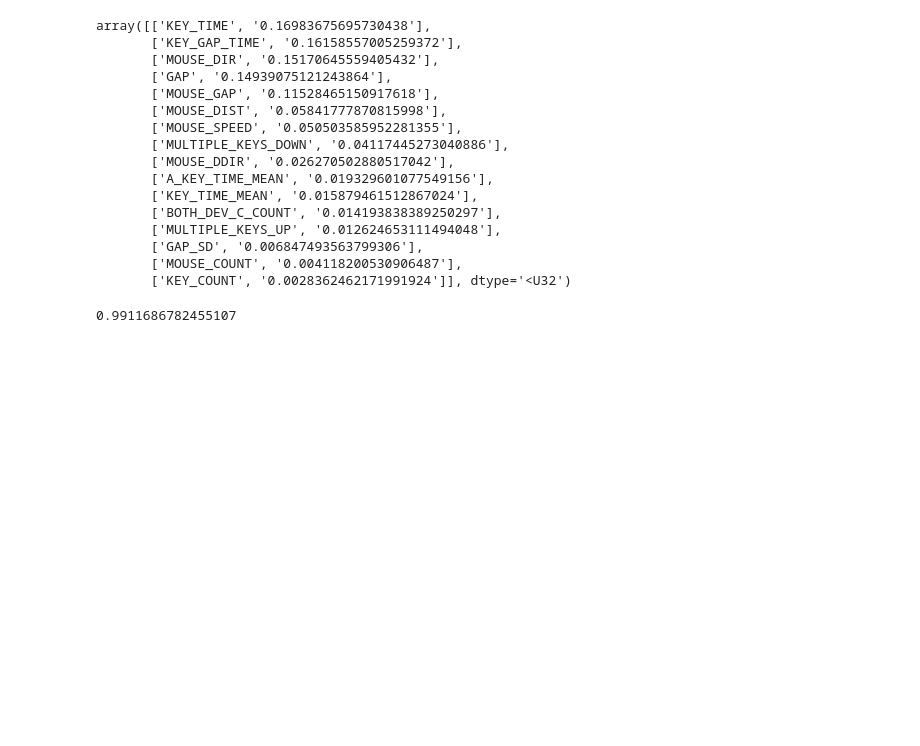
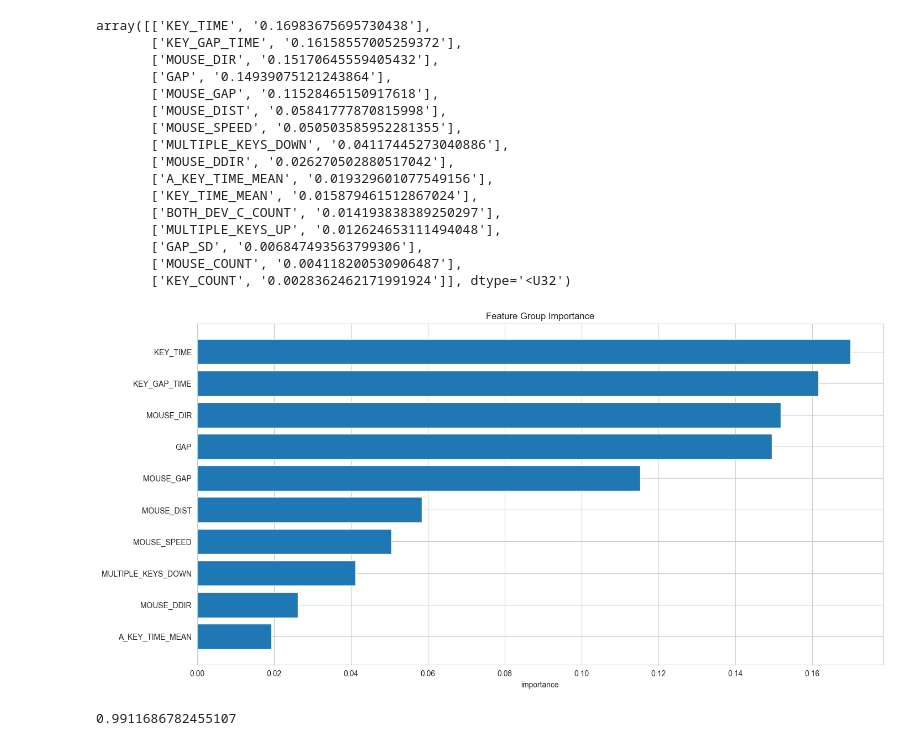
Before and after one commit to WronaPatryk/DataScienceWorkshop2023L, a Jupyter notebook: feature_importance.ipynb, the cells around one changed output. Saved outputs shown, nothing was run; the diff lists cells and outputs as text; code cells hidden in the pictures; blank space fills up the shorter version.

```diff
--- a/feature_importance.ipynb
+++ b/feature_importance.ipynb
@@ -119,6 +122,19 @@ array([['KEY_TIME', '0.16983675695730438'],
        ['GAP_SD', '0.006847493563799306'],
        ['MOUSE_COUNT', '0.004118200530906487'],
        ['KEY_COUNT', '0.0028362462171991924']], dtype='<U32')
+# %%
+fgi = pd.DataFrame({'name': feature_group_importance[:,0], 'importance': feature_group_importance[:,1].astype(float)})
+fgi.sort_values('importance', inplace=True)
+
+n = 10
+plt.figure(figsize=(16, 8))
+plt.barh(fgi.name[-n:], fgi.importance[-n:])
+
+plt.xlabel('importance')
+plt.title('Feature Group Importance')
+plt.show()
+# %% [output]
+[figure, added]
 # %%
 feature_group_count = 1
 
```
Also changed, not shown: parts of 1 cell of this notebook.
